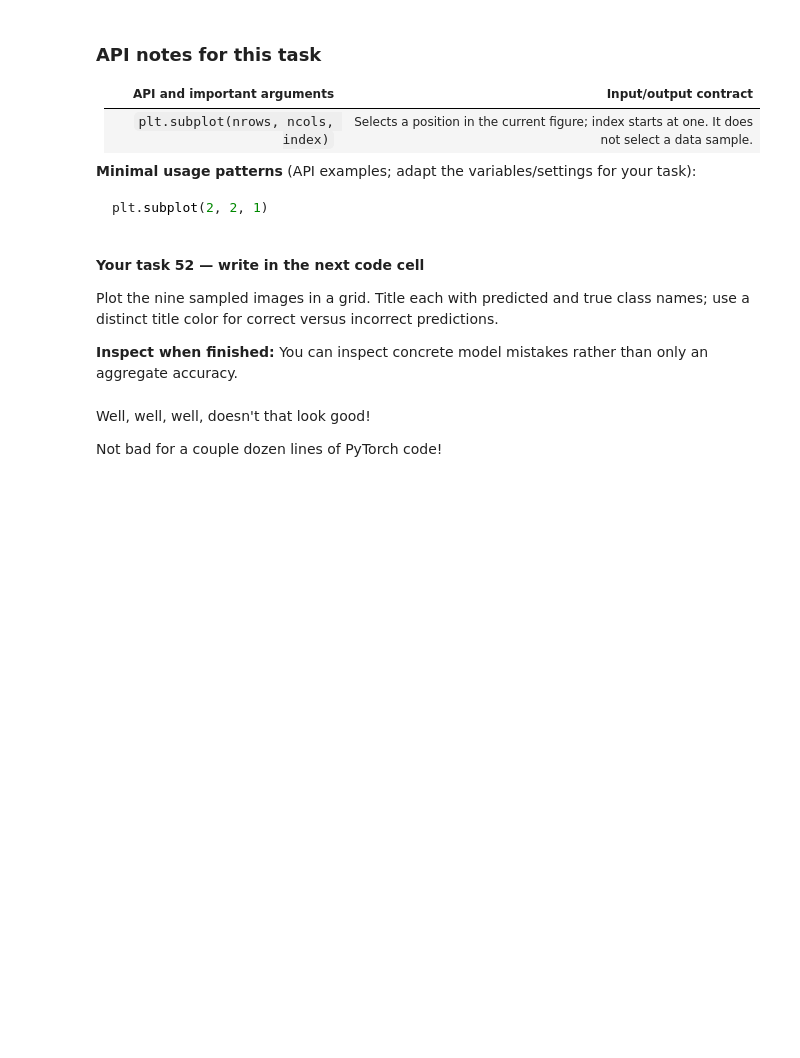
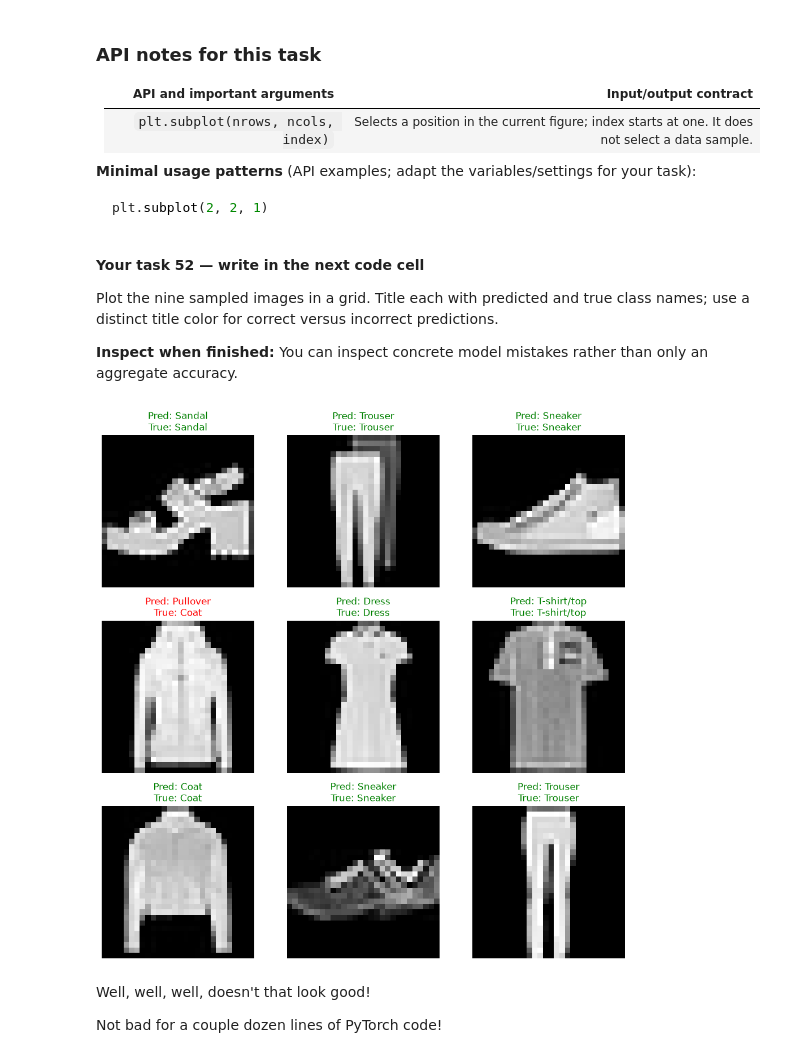
Before and after one commit to GyDeen/PyTorch-DeepLearning, a Jupyter notebook: 03_pytorch_computer_vision.ipynb, the cells around one changed output. Saved outputs shown, nothing was run; the diff lists cells and outputs as text; code cells hidden in the pictures; blank space fills up the shorter version.

```diff
--- a/03_pytorch_computer_vision.ipynb
+++ b/03_pytorch_computer_vision.ipynb
@@ -1523,6 +1792,16 @@ torch.stack([torch.ones(3), torch.zeros(3)], dim=0)
 Define make_predictions(model, data, device) to process a list of unbatched images in eval/inference mode, adding batch dimensions and applying softmax across classes. Return stacked CPU probability tensors.
 
 **Inspect when finished:** For nine examples, return shape $(9,10)$; plotting code can consume the CPU results.
+# %%
+def make_predictions(model, data, device):
+    model.to(device)
+    model.eval()
+    probabilities = []
+    with torch.inference_mode():
+        for image in data:
+            logits = model(image.unsqueeze(0).to(device))
+            probabilities.append(logits.softmax(dim=1).squeeze(0).cpu())
+    return torch.stack(probabilities)
 # %% [markdown]
 <a id="practice-task-47"></a>
 
@@ -1531,6 +1810,16 @@ Define make_predictions(model, data, device) to process a list of unbatched imag
 Use Python random.sample to choose nine test examples; store images in test_samples and labels in test_labels.
 
 **Inspect when finished:** Each sample is paired with its original label.
+# %%
+import random
+
+random.seed(42)
+sample_indices = random.sample(range(len(test_data)), 9)
+test_samples, test_labels = [], []
+for index in sample_indices:
+    image, label = test_data[index]
+    test_samples.append(image)
+    test_labels.append(label)
 # %% [markdown]
 <a id="practice-task-48"></a>
 
@@ -1539,3 +1828,7 @@ Use Python random.sample to choose nine test examples; store images in test_samp
 Call make_predictions on model_2 and test_samples; store pred_probs and inspect the first two rows.
 
 **Inspect when finished:** Each row has ten class probabilities that sum approximately to one.
+# %%
+pred_probs = make_predictions(model_2, test_samples, device)
+print(pred_probs[:2])
+print("Row sums:", pred_probs.sum(dim=1))
@@ -1561,3 +1865,6 @@ And now we can go from prediction probabilities to prediction labels by taking t
 Convert pred_probs to pred_classes with argmax along the class dimension.
 
 **Inspect when finished:** You get one integer prediction per sample.
+# %%
+pred_classes = pred_probs.argmax(dim=1)
+pred_classes
@@ -1595,6 +1910,21 @@ plt.subplot(2, 2, 1)
 Plot the nine sampled images in a grid. Title each with predicted and true class names; use a distinct title color for correct versus incorrect predictions.
 
 **Inspect when finished:** You can inspect concrete model mistakes rather than only an aggregate accuracy.
+# %%
+fig, axes = plt.subplots(3, 3, figsize=(10, 10))
+for ax, image, label, prediction in zip(
+    axes.flat, test_samples, test_labels, pred_classes.tolist()
+):
+    ax.imshow(image.squeeze(0), cmap="gray")
+    ax.set_title(
+        f"Pred: {class_names[prediction]}\nTrue: {class_names[label]}",
+        color="green" if prediction == label else "red"
+    )
+    ax.axis("off")
+plt.tight_layout()
+plt.show()
+# %% [output]
+[figure, added]
 # %% [markdown]
 Well, well, well, doesn't that look good!
 
```
Also changed, not shown: parts of 38 cells of this notebook.
